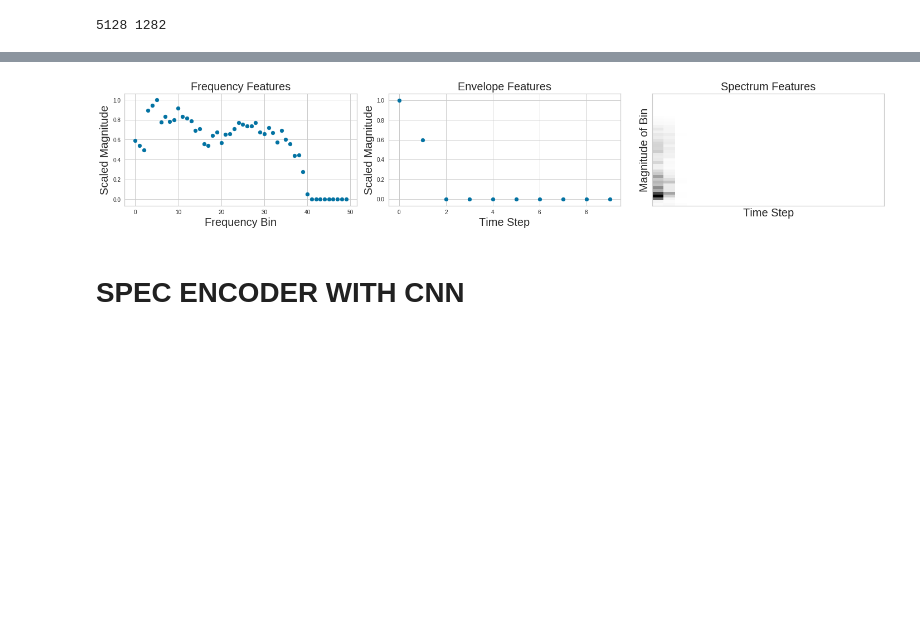
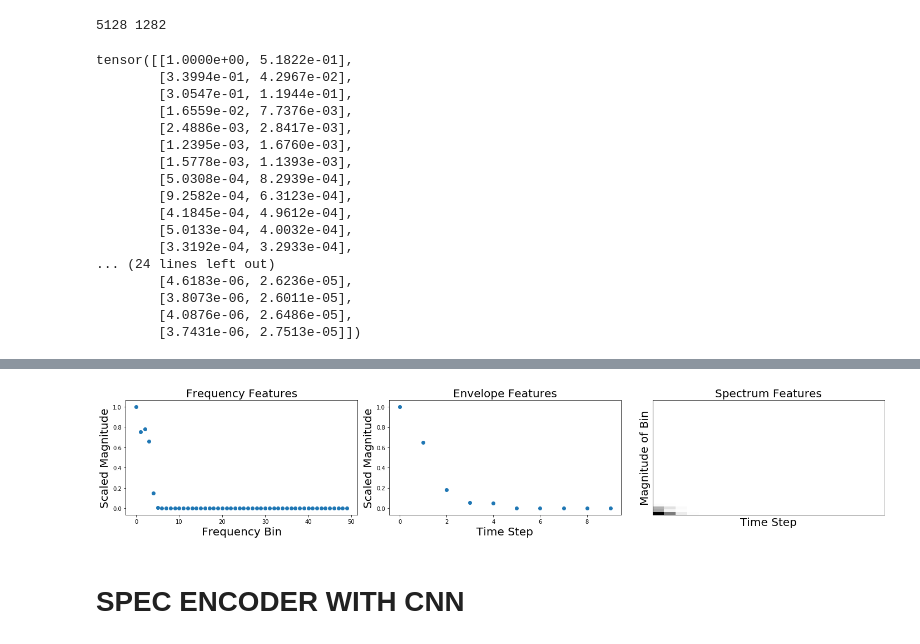
Before and after one commit to imilas/Synths_Stacks_Search, a Jupyter notebook: feature_extraction/openset_CNN.ipynb, the cells around one changed output, grey strips where cells are left out. Cells and saved outputs as stored; diff of their text form; code cells hidden in the pictures; blank space fills up the shorter version.

```diff
--- a/feature_extraction/openset_CNN.ipynb
+++ b/feature_extraction/openset_CNN.ipynb
@@ -232,7 +231,6 @@ class specTrans(object):
         self.num_mels=num_mels
         self.ampP=torchaudio.transforms.AmplitudeToDB(stype='power',top_db=10)
         self.melP=torchaudio.transforms.MelScale(n_mels=self.num_mels, sample_rate=SR,n_stft=None)
-#         self.norm= transforms.Normalize((0.5, 0.5, 0.5), (0.5, 0.5, 0.5))
         self.hop_step=time_steps-1
     def __call__(self, sample):
 
@@ -252,7 +250,6 @@ class specTrans(object):
         s = s/s.abs().max()
 
         freq=s
-#         freq=self.norm(s)
         freq[torch.isnan(freq)]=0
         freq=freq[0]
         return {"feats":freq.detach(),"label":label,"path":p,"drum_type":drum_type}
@@ -260,7 +257,7 @@ class specTrans(object):
 #Apply each of the above transforms on sample.
 fig = plt.figure(figsize=(20,4))
 # while True:
-# sample = ds[np.random.randint(len(ds))]
+sample = ds[np.random.randint(len(ds))]
 
 #     print(sample["label"].item())
 #     if sample["label"].item()==1:
@@ -278,35 +275,52 @@ for i, tsfrm in enumerate(tfList):
     ax = plt.subplot(1, 3, i + 1)
     plt.tight_layout()
     ft=transformed_sample["feats"]
     if i==0:
         plt.title("Frequency Features",fontsize=20)
         plt.xlabel("Frequency Bin",fontsize=20)
         plt.ylabel("Scaled Magnitude",fontsize=20)
 
         plt.scatter(y=ft,x=range(0,len(ft)))
     if i==1:
         plt.title("Envelope Features",fontsize=20)
         plt.xlabel("Time Step",fontsize=20)
         plt.ylabel("Scaled Magnitude",fontsize=20)
         plt.scatter(y=ft,x=range(0,len(ft)))
     if i==2:
-#         print(ft[:,0:2])
+        print(ft[:,0:2])
         sf=ft.detach().numpy()
         ft=ft.detach().numpy()
         plt.title("Spectrum Features",fontsize=20)
         librosa.display.specshow(sf,cmap='gray_r',)
         plt.xlabel("Time Step",fontsize=20)
         plt.ylabel("Magnitude of Bin",fontsize=20)
 
 #         plt.savefig("./plots/ff3.pdf",bbox_inches = "tight")
 # plt.show()
 # print(lmap[transformed_sample["label"].item()],transformed_sample["label"],len(sample["signal"]))
 
 
 Audio(sample["signal"],rate=SR,autoplay=True)
 # %% [output]
+tensor([[1.0000e+00, 5.1822e-01],
+        [3.3994e-01, 4.2967e-02],
+        [3.0547e-01, 1.1944e-01],
+        [1.6559e-02, 7.7376e-03],
+        [2.4886e-03, 2.8417e-03],
+        [1.2395e-03, 1.6760e-03],
+        [1.5778e-03, 1.1393e-03],
+        [5.0308e-04, 8.2939e-04],
+        [9.2582e-04, 6.3123e-04],
+        [4.1845e-04, 4.9612e-04],
+        [5.0133e-04, 4.0032e-04],
+        [3.3192e-04, 3.2933e-04],
+... (24 lines left out)
+        [4.6183e-06, 2.6236e-05],
+        [3.8073e-06, 2.6011e-05],
+        [4.0876e-06, 2.6486e-05],
+        [3.7431e-06, 2.7513e-05]])
 [interactive output not drawn]
-[figure, old version]
+[figure, new version]
 # %% [markdown]
 # SPEC ENCODER WITH CNN
 # %%
```
Also changed, not shown: parts of 2 cells of this notebook, 4 other files.
